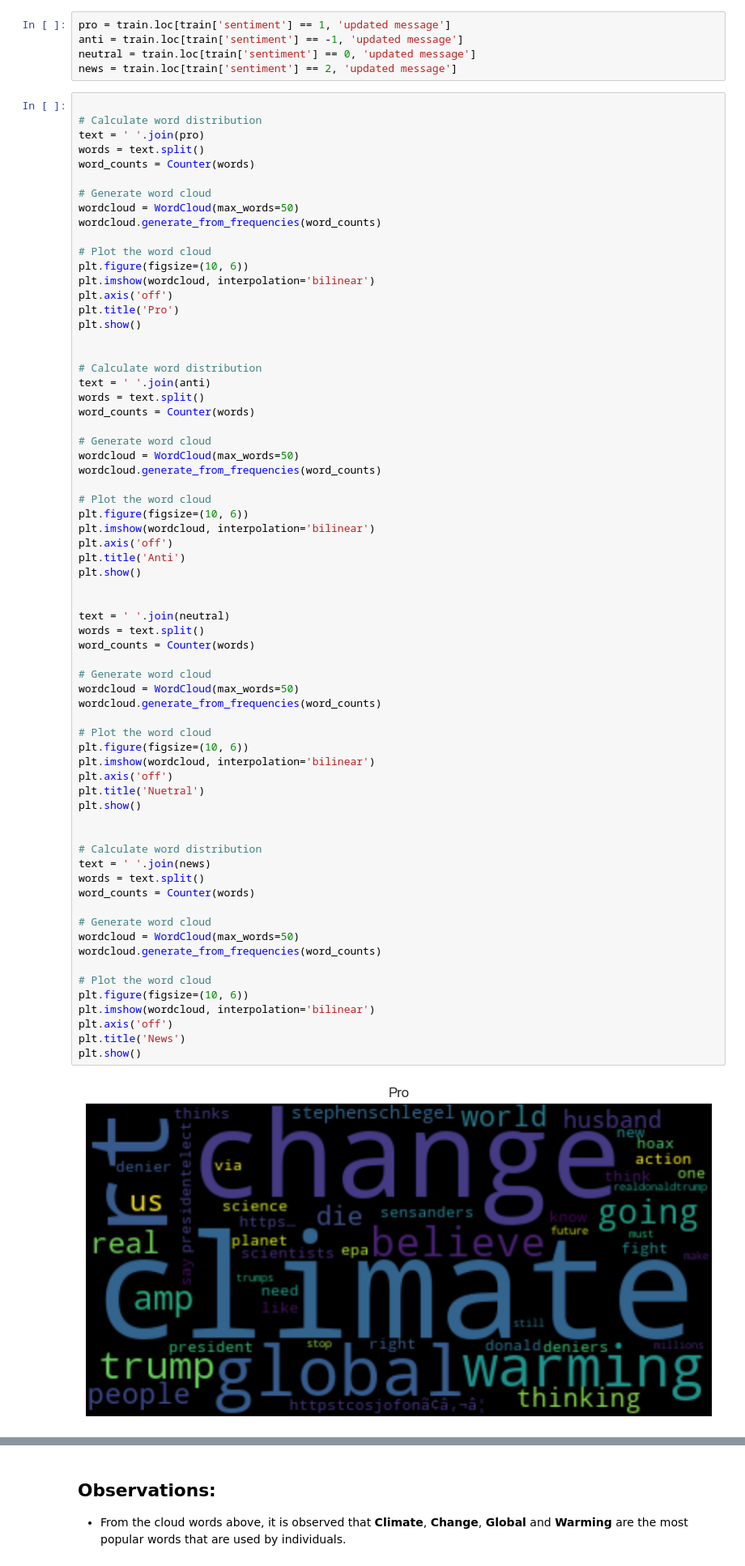
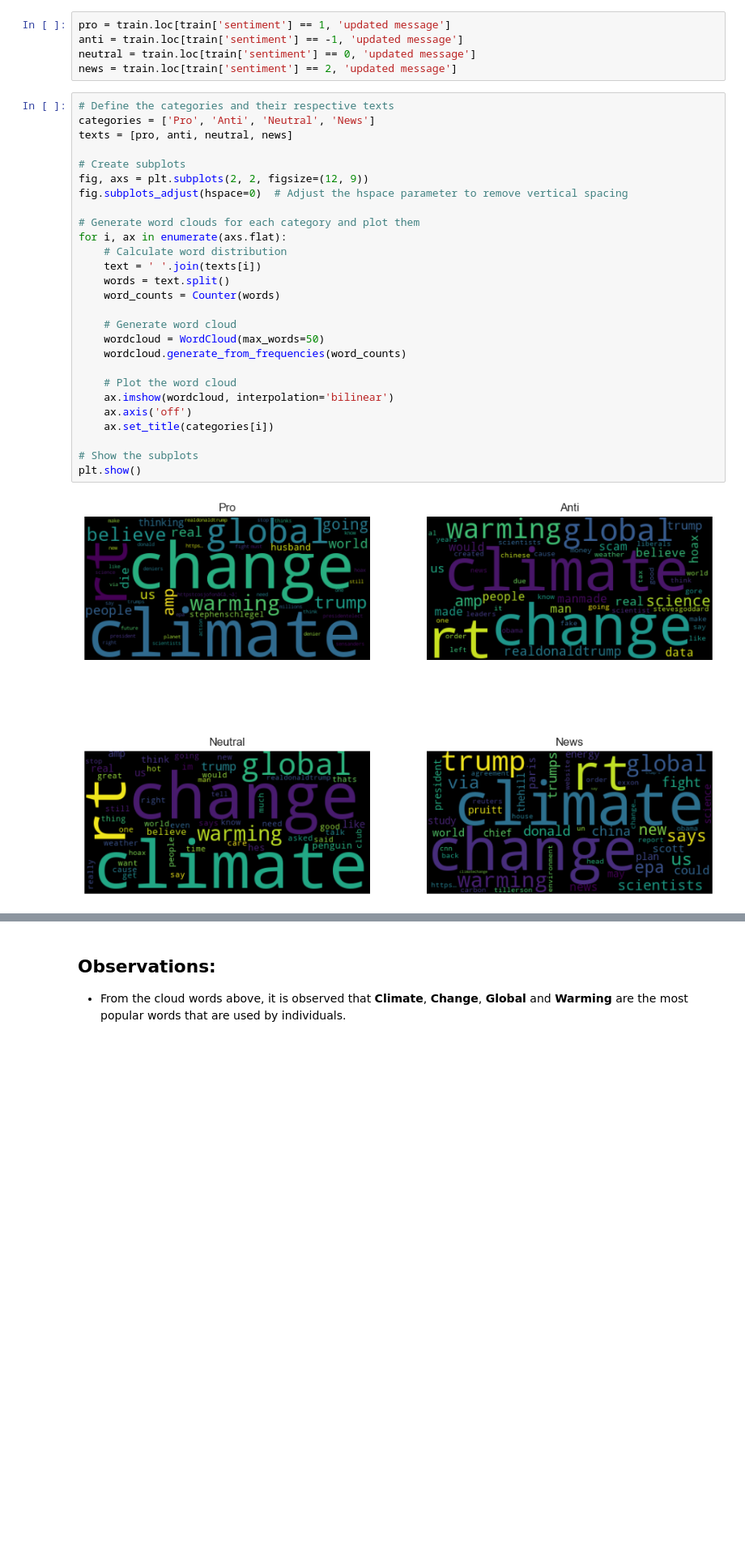
Before and after one commit to Classifix/Classifix, a Jupyter notebook: Advanced_Classification/starter-notebook.ipynb, the cells around one changed output, grey strips where cells are left out. Shown at 81% size. Drawn from its saved outputs; the diff is of its cells as text; blank space fills up the shorter version.

Commit message:
Subplots of word cloud

```diff
--- a/Advanced_Classification/starter-notebook.ipynb
+++ b/Advanced_Classification/starter-notebook.ipynb
@@ -388,71 +388,31 @@ anti = train.loc[train['sentiment'] == -1, 'updated message']
 neutral = train.loc[train['sentiment'] == 0, 'updated message']
 news = train.loc[train['sentiment'] == 2, 'updated message']
 # %%
+# Define the categories and their respective texts
+categories = ['Pro', 'Anti', 'Neutral', 'News']
+texts = [pro, anti, neutral, news]
 
-# Calculate word distribution
-text = ' '.join(pro)
-words = text.split()
-word_counts = Counter(words)
+# Create subplots
+fig, axs = plt.subplots(2, 2, figsize=(12, 9))
+fig.subplots_adjust(hspace=0)  # Adjust the hspace parameter to remove vertical spacing
 
-# Generate word cloud
-wordcloud = WordCloud(max_words=50)
-wordcloud.generate_from_frequencies(word_counts)
+# Generate word clouds for each category and plot them
+for i, ax in enumerate(axs.flat):
+    # Calculate word distribution
+    text = ' '.join(texts[i])
+    words = text.split()
+    word_counts = Counter(words)
 
-# Plot the word cloud
-plt.figure(figsize=(10, 6))
-plt.imshow(wordcloud, interpolation='bilinear')
-plt.axis('off')
-plt.title('Pro')
+    # Generate word cloud
+    wordcloud = WordCloud(max_words=50)
+    wordcloud.generate_from_frequencies(word_counts)
+
+    # Plot the word cloud
+    ax.imshow(wordcloud, interpolation='bilinear')
+    ax.axis('off')
+    ax.set_title(categories[i])
+
+# Show the subplots
 plt.show()
-
-
-# Calculate word distribution
-text = ' '.join(anti)
-words = text.split()
-word_counts = Counter(words)
-
-# Generate word cloud
-wordcloud = WordCloud(max_words=50)
-wordcloud.generate_from_frequencies(word_counts)
-
-# Plot the word cloud
-plt.figure(figsize=(10, 6))
-plt.imshow(wordcloud, interpolation='bilinear')
-plt.axis('off')
-plt.title('Anti')
-plt.show()
-
-
-text = ' '.join(neutral)
-words = text.split()
-word_counts = Counter(words)
-
-# Generate word cloud
-wordcloud = WordCloud(max_words=50)
-wordcloud.generate_from_frequencies(word_counts)
-
-# Plot the word cloud
-plt.figure(figsize=(10, 6))
-plt.imshow(wordcloud, interpolation='bilinear')
-plt.axis('off')
-plt.title('Nuetral')
-plt.show()
-
-
-# Calculate word distribution
-text = ' '.join(news)
-words = text.split()
-word_counts = Counter(words)
-
-# Generate word cloud
-wordcloud = WordCloud(max_words=50)
-wordcloud.generate_from_frequencies(word_counts)
-
-# Plot the word cloud
-plt.figure(figsize=(10, 6))
-plt.imshow(wordcloud, interpolation='bilinear')
-plt.axis('off')
-plt.title('News')
-plt.show()
 # %% [output]
-[figure, old version]
+[figure, new version]
```
Also changed, not shown: parts of 4 cells of this notebook.
